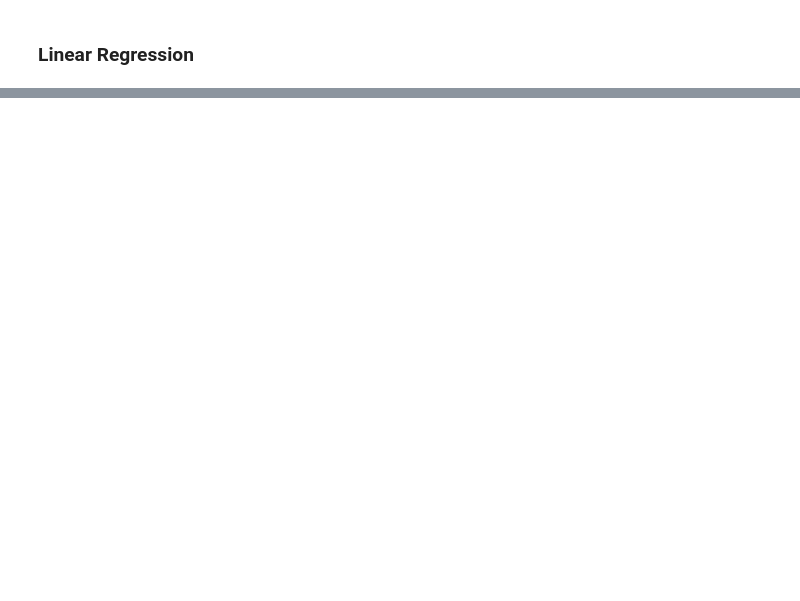
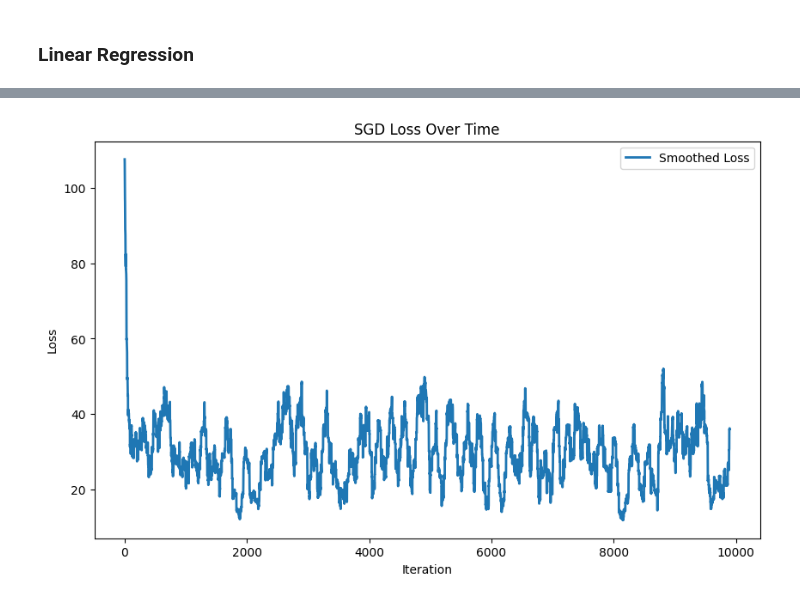
Before and after one commit to Ulixes-8/Novel-Edge-Detection-Algorithm-for-Identifying-Cell-Boundaries, a Jupyter notebook: linear_regression.ipynb, the cells around one changed output, grey strips where cells are left out. Saved outputs shown, nothing was run; the diff lists cells and outputs as text; code cells hidden in the pictures; blank space fills up the shorter version.

```diff
--- a/linear_regression.ipynb
+++ b/linear_regression.ipynb
@@ -65,0 +113,2 @@ x_input.shape
+# %%
+w, loss_history = sgd(X, y)
@@ -65,0 +126,19 @@ x_input.shape
+# %%
+import numpy as np
+import matplotlib.pyplot as plt
+
+# Assuming loss_history contains your SGD loss values
+window_size = 100  # Choose a window size for smoothing
+window = np.ones(window_size) / window_size
+smoothed_loss = np.convolve(loss_history, window, mode='valid')
+
+# Plotting
+plt.figure(figsize=(10, 6))
+plt.plot(smoothed_loss, label='Smoothed Loss', linewidth=2)
+plt.title('SGD Loss Over Time')
+plt.xlabel('Iteration')
+plt.ylabel('Loss')
+plt.legend()
+plt.show()
+# %% [output]
+[figure, added]
```
Also changed, not shown: parts of 15 cells of this notebook, 5 other files.
